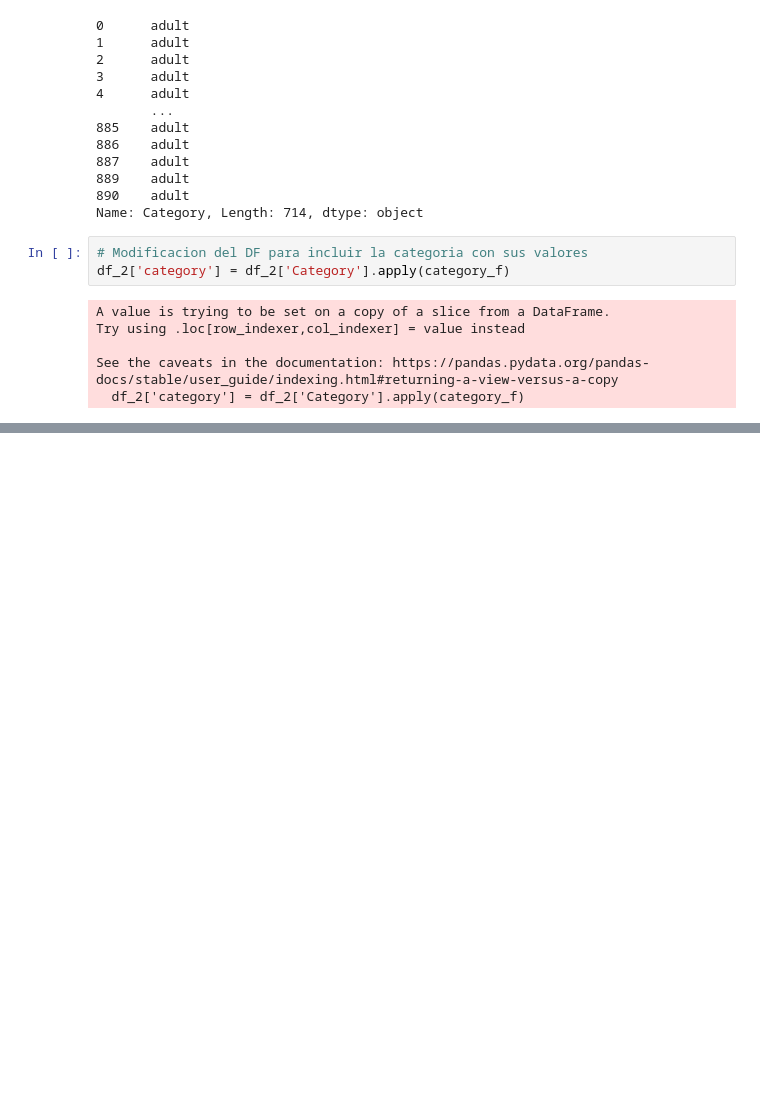
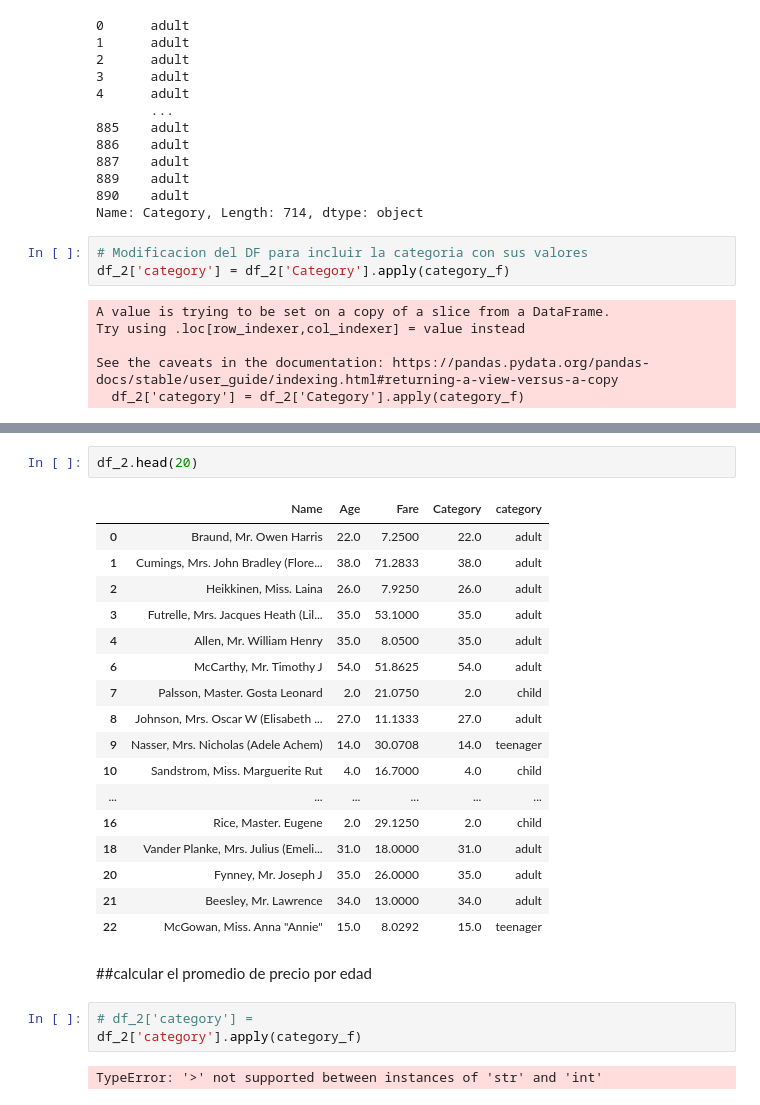
Before and after one commit to wvita1975/fundamentos_python, a Jupyter notebook: plots.ipynb, the cells around one changed output, grey strips where cells are left out. Saved outputs shown, nothing was run; the diff lists cells and outputs as text; blank space fills up the shorter version.

```diff
--- a/plots.ipynb
+++ b/plots.ipynb
@@ -153,0 +291,27 @@ df_2.head(20)
+# %%
+df_2.head(20)
+# %% [output]
+|  | Name | Age | Fare | Category | category |
+| 0 | Braund, Mr. Owen Harris | 22.0 | 7.2500 | 22.0 | adult |
+| 1 | Cumings, Mrs. John Bradley (Flore... | 38.0 | 71.2833 | 38.0 | adult |
+| 2 | Heikkinen, Miss. Laina | 26.0 | 7.9250 | 26.0 | adult |
+| 3 | Futrelle, Mrs. Jacques Heath (Lil... | 35.0 | 53.1000 | 35.0 | adult |
+| 4 | Allen, Mr. William Henry | 35.0 | 8.0500 | 35.0 | adult |
+| 6 | McCarthy, Mr. Timothy J | 54.0 | 51.8625 | 54.0 | adult |
+| 7 | Palsson, Master. Gosta Leonard | 2.0 | 21.0750 | 2.0 | child |
+| 8 | Johnson, Mrs. Oscar W (Elisabeth ... | 27.0 | 11.1333 | 27.0 | adult |
+| 9 | Nasser, Mrs. Nicholas (Adele Achem) | 14.0 | 30.0708 | 14.0 | teenager |
+| 10 | Sandstrom, Miss. Marguerite Rut | 4.0 | 16.7000 | 4.0 | child |
+| ... | ... | ... | ... | ... | ... |
+| 16 | Rice, Master. Eugene | 2.0 | 29.1250 | 2.0 | child |
+| 18 | Vander Planke, Mrs. Julius (Emeli... | 31.0 | 18.0000 | 31.0 | adult |
+| 20 | Fynney, Mr. Joseph J | 35.0 | 26.0000 | 35.0 | adult |
+| 21 | Beesley, Mr. Lawrence | 34.0 | 13.0000 | 34.0 | adult |
+| 22 | McGowan, Miss. Anna "Annie" | 15.0 | 8.0292 | 15.0 | teenager |
+# %% [markdown]
+##calcular el promedio de precio por edad
+# %%
+# df_2['category'] =
+df_2['category'].apply(category_f)
+# %% [output]
+TypeError: '>' not supported between instances of 'str' and 'int'
```
Also changed, not shown: parts of 33 cells of this notebook.
